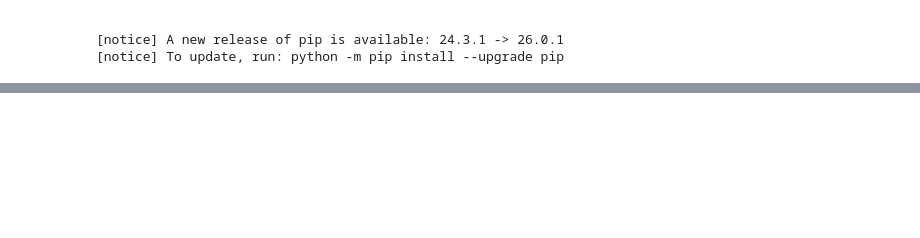
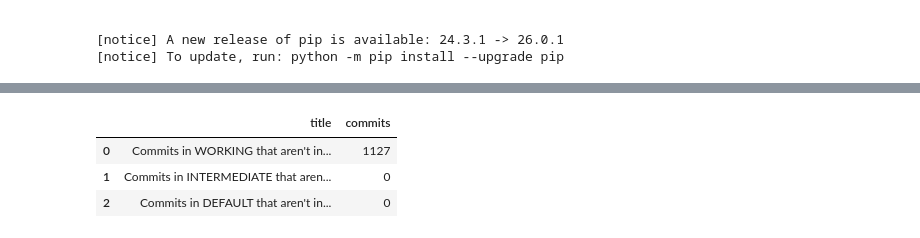
Before and after one commit to jfreuden/obidian-git-overcommiting, a Jupyter notebook: notebooks/compress-commit-spam.ipynb, the cells around one changed output, grey strips where cells are left out. Drawn from its saved outputs; the diff is of its cells as text; code cells hidden in the pictures; blank space fills up the shorter version.

```diff
--- a/notebooks/compress-commit-spam.ipynb
+++ b/notebooks/compress-commit-spam.ipynb
@@ -112,0 +217,11 @@ len(missing_commits)
+# %%
+pd.DataFrame([
+    {"title": "Commits in WORKING that aren't in INTERMEDIATE", "commits": len(set(working_commits) - set(merged_commits))},
+    {"title": "Commits in INTERMEDIATE that aren't in WORKING", "commits": len(set(merged_commits) - set(working_commits))},
+    {"title": "Commits in DEFAULT that aren't in INTERMEDIATE", "commits": len(set(cherry_picked_commits) - set(merged_commits))},
+])
+# %% [output]
+|  | title | commits |
+| 0 | Commits in WORKING that aren't in... | 1127 |
+| 1 | Commits in INTERMEDIATE that aren... | 0 |
+| 2 | Commits in DEFAULT that aren't in... | 0 |
```
Also changed, not shown: parts of 15 cells of this notebook.
